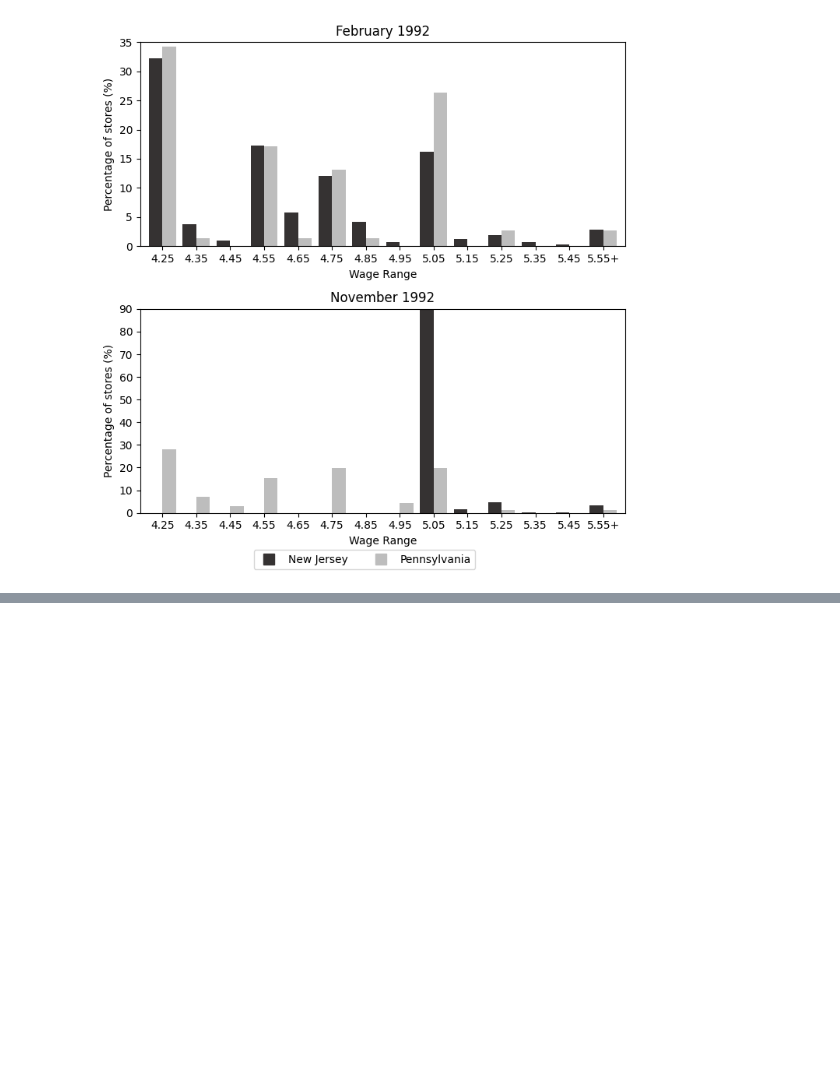
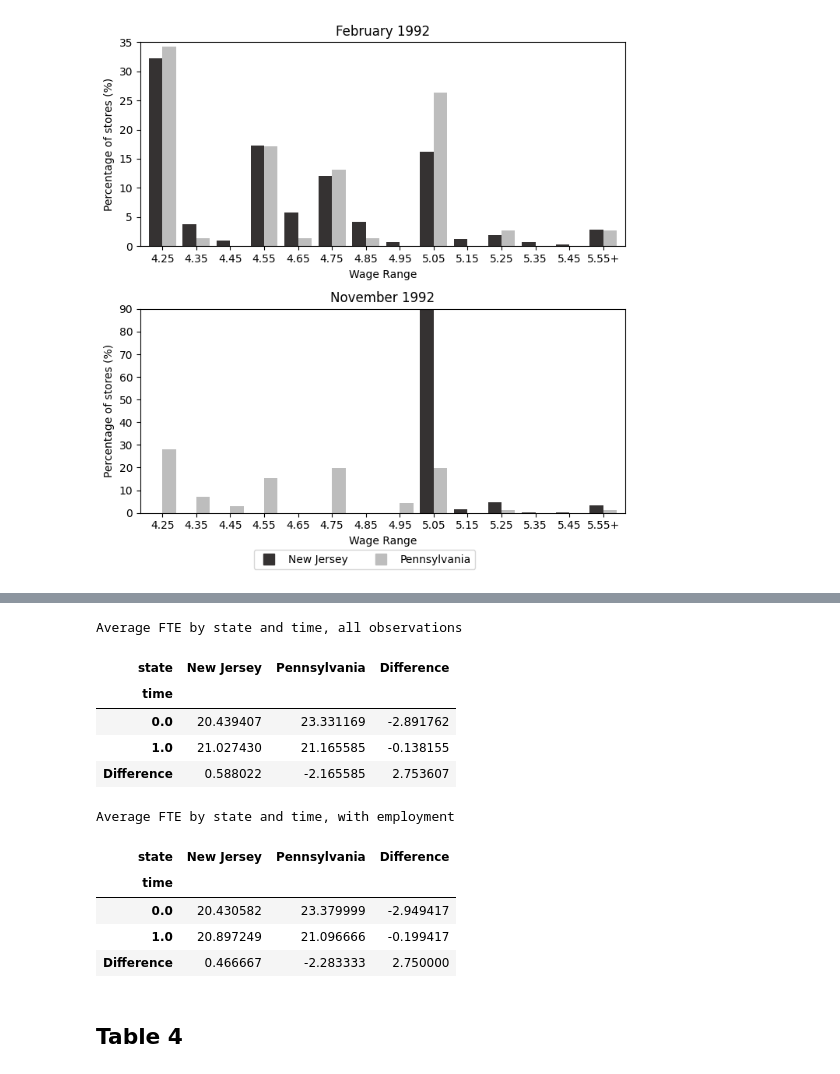
Before and after one commit to cherrylchico/econometrics_hw8, a Jupyter notebook: Assignment8.ipynb, the cells around one changed output, grey strips where cells are left out. Drawn from its saved outputs; the diff is of its cells as text; code cells hidden in the pictures; blank space fills up the shorter version.

```diff
--- a/Assignment8.ipynb
+++ b/Assignment8.ipynb
@@ -175,0 +170,13 @@ print(nov_percentages)
+# %%
+#stores must be present in both waves to be included in the analysis
+print("\nUnique stores by time and state (before cleaning):")
+display(df.groupby(['time','state']).store.nunique())
+print("\n Removing stores without FTE data in either wave...")
+display(df.dropna(subset=['FTE']).groupby(['time','state']).store.nunique())
+wave1_unique_stores = df.dropna(subset=['FTE'])[df['time']==0]['store'].unique()
+wave2_unique_stores = df.dropna(subset=['FTE'])[df['time']==1]['store'].unique()
+
+common_stores = np.intersect1d(wave1_unique_stores, wave2_unique_stores)
+df_wFTE = df[df['store'].isin(common_stores)].dropna(subset=['FTE'])
+display(df_wFTE.groupby(['time','state']).store.nunique())
+print("Final number of stores included in the analysis:", df_wFTE['store'].nunique())
@@ -175,0 +205,26 @@ print(nov_percentages)
+# %%
+print("Average FTE by state and time, all observations")
+stats = df.assign(state=df['state'].map(state_map)).groupby(["time","state"])["FTE"].mean().unstack()
+stats['Difference'] = stats["New Jersey"] - stats["Pennsylvania"]
+stats.loc['Difference'] = stats.loc[1] - stats.loc[0]
+display(stats)
+print("Average FTE by state and time, with employment")
+stats = df_wFTE.assign(state=df_wFTE['state'].map(state_map)).groupby(["time","state"])["FTE"].mean().unstack()
+stats['Difference'] = stats["New Jersey"] - stats["Pennsylvania"]
+stats.loc['Difference'] = stats.loc[1] - stats.loc[0]
+display(stats)
+# %% [output]
+Average FTE by state and time, all observations
+| state | New Jersey | Pennsylvania | Difference |
+| time |  |  |  |
+| 0.0 | 20.439407 | 23.331169 | -2.891762 |
+| 1.0 | 21.027430 | 21.165585 | -0.138155 |
+| Difference | 0.588022 | -2.165585 | 2.753607 |
+Average FTE by state and time, with employment
+| state | New Jersey | Pennsylvania | Difference |
+| time |  |  |  |
+| 0.0 | 20.430582 | 23.379999 | -2.949417 |
+| 1.0 | 20.897249 | 21.096666 | -0.199417 |
+| Difference | 0.466667 | -2.283333 | 2.750000 |
+# %% [markdown]
+## Table 4
```
Also changed, not shown: parts of 16 cells of this notebook, 1 other file.
